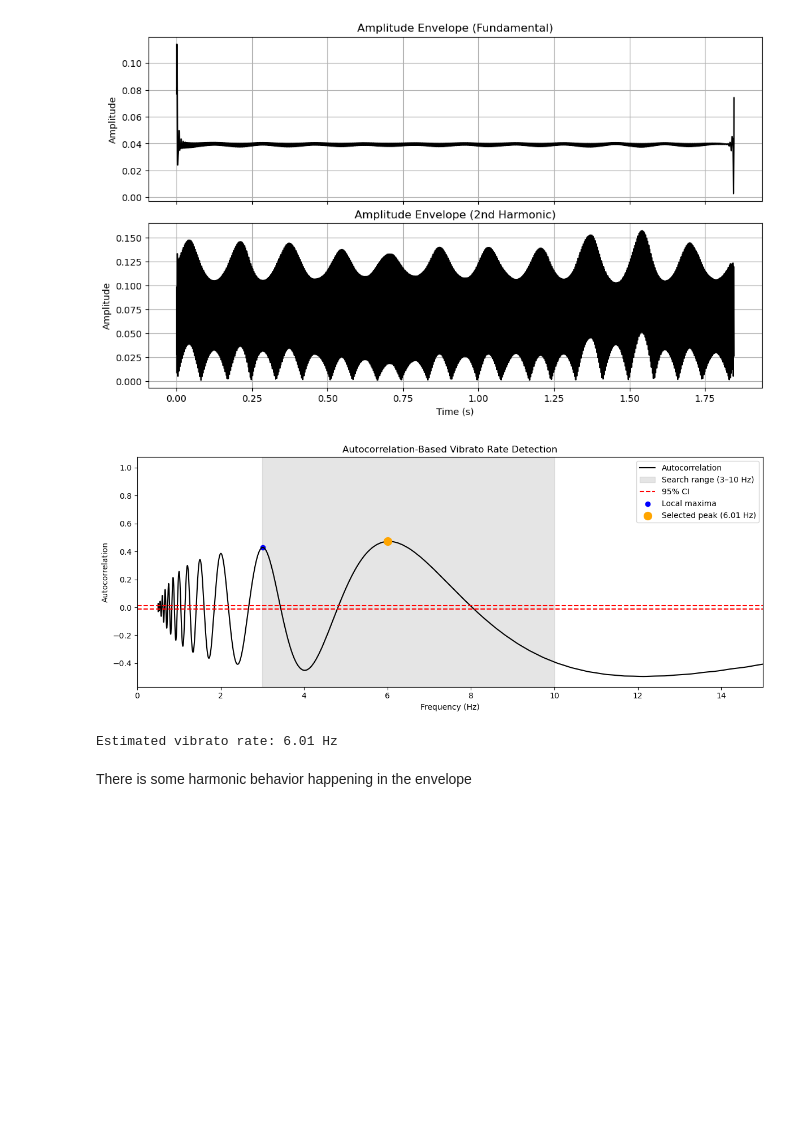
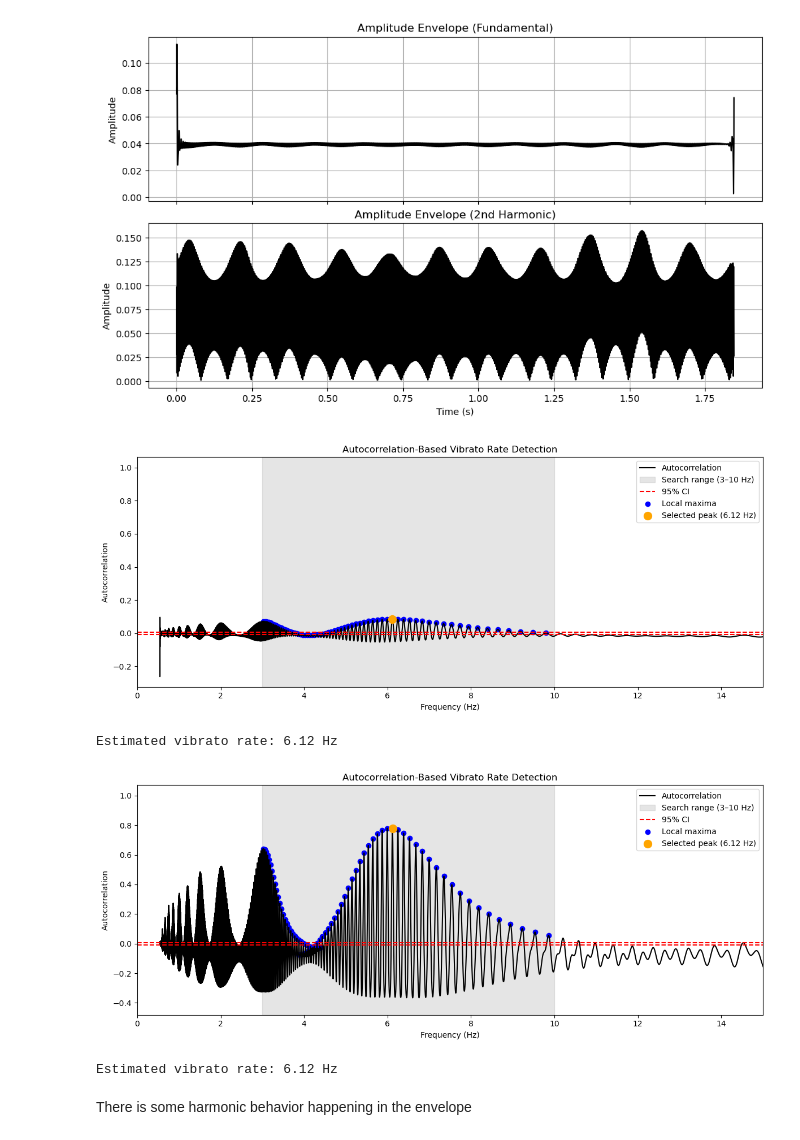
Before and after one commit to reubenwalker/VibratoStudy, a Jupyter notebook: Vibrato Rate and Extent Methods.ipynb, the cells around one changed output. Drawn from its saved outputs; the diff is of its cells as text; code cells hidden in the pictures; blank space fills up the shorter version.

```diff
--- a/Vibrato Rate and Extent Methods.ipynb
+++ b/Vibrato Rate and Extent Methods.ipynb
@@ -78,7 +78,7 @@ vibRate_am = 6.0           # Hz
 am_depth = 0.02            # 1% AM depth
 
 fm_phase = 0.0
-am_phase = 0#np.pi / 2
+am_phase = 0.0#np.pi / 2
 # %%
 signal, t = generate_vibrato_signal(
     f0=f0,
@@ -721,36 +721,40 @@ def visualize_autocorrVib3HzLocal(pitch_contour, f_s_contour):
         plt.scatter(
             peak_freqs,
             acorr[peak_lags],
             color='blue',
             label='Local maxima'
         )
 
     # Highlight chosen peak
     if best_lag is not None:
         best_freq = f_s_contour / best_lag
         plt.scatter(
             best_freq,
             acorr[best_lag],
             color='orange',
             s=100,
             zorder=5,
             label=f'Selected peak ({best_freq:.2f} Hz)'
         )
 
     plt.xlim(0, 15)
     plt.xlabel('Frequency (Hz)')
     plt.ylabel('Autocorrelation')
     plt.title('Autocorrelation-Based Vibrato Rate Detection')
     plt.legend()
     plt.tight_layout()
     plt.show()
 
     return vibratoFreq
-vib_rate_est = visualize_autocorrVib3HzLocal(envelope, fs)
+vib_rate_est = visualize_autocorrVib3HzLocal(envelope1, f_s)
 print(f"Estimated vibrato rate: {vib_rate_est:.2f} Hz")
+vib_rate_est = visualize_autocorrVib3HzLocal(envelope2, f_s)
+print(f"Estimated vibrato rate: {vib_rate_est:.2f} Hz")
 # %% [output]
-[figure, old version]
+[figure, new version]
-Estimated vibrato rate: 6.01 Hz
+Estimated vibrato rate: 6.12 Hz
+[figure, added]
+Estimated vibrato rate: 6.12 Hz
 # %% [markdown]
 There is some harmonic behavior happening in the envelope
 # %%
```
Also changed, not shown: parts of 14 cells of this notebook, 16 other files.
